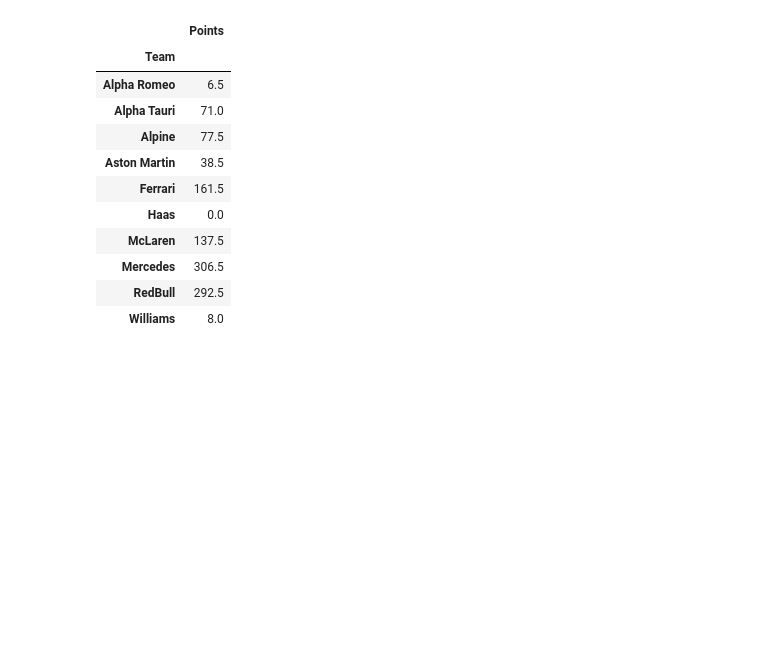
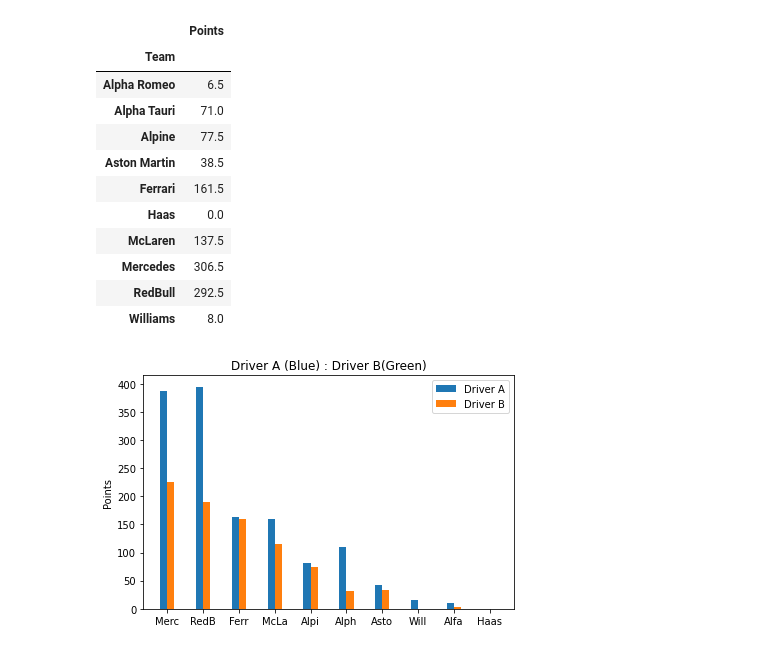
Before and after one commit to fennolly/fennolly-UCDPA_John_Fennell, a Jupyter notebook: Project.ipynb, the cells around one changed output. Cells and saved outputs as stored; diff of their text form; code cells hidden in the pictures; blank space fills up the shorter version.

```diff
--- a/Project.ipynb
+++ b/Project.ipynb
@@ -154,3 +155,28 @@ TeamPoints.groupby('Team').mean()
 | Mercedes | 306.5 |
 | RedBull | 292.5 |
 | Williams | 8.0 |
+# %%
+import matplotlib.pyplot as plt
+import numpy as np
+driverA = [387,395,164,160,81,110,43,16,10,0]
+driverB = [226, 190, 159, 115, 74,32,34,0,3,0]
+
+
+width = 0.2  # the width of the bars
+
+fig, ax = plt.subplots()
+rects1 = ax.bar(x - width/2, driverA, width, label='Driver A')
+rects2 = ax.bar(x + width/2, driverB, width, label='Driver B')
+
+# Add some text for labels, title and custom x-axis tick labels, etc.
+ax.set_ylabel('Points')
+ax.set_title('Driver A (Blue) : Driver B(Green)')
+ax.legend()
+plt.xticks(x, ['Merc', 'RedB','Ferr', 'McLa','Alpi', 'Alph','Asto', 'Will','Alfa', 'Haas',])
+
+
+fig.tight_layout()
+
+plt.show()
+# %% [output]
+[figure, added]
```
Also changed, not shown: parts of 2 cells of this notebook, 1 other file.
